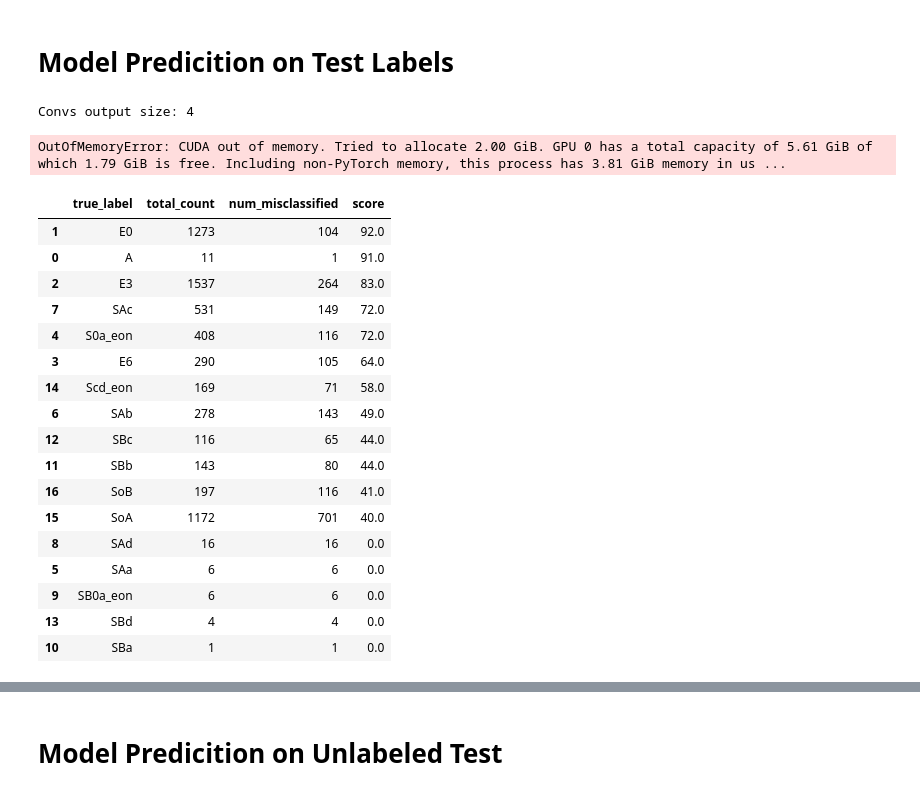
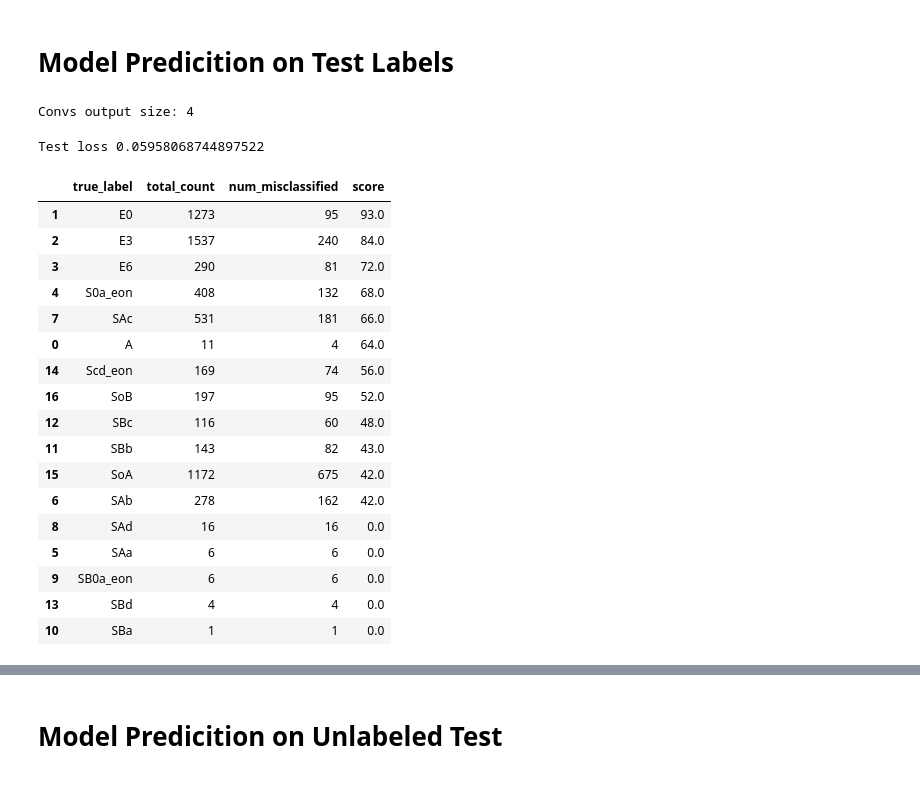
Before and after one commit to margherita-lera/GalaxyClassifier, a Jupyter notebook: jungle_book.ipynb, the cells around one changed output, grey strips where cells are left out. Drawn from its saved outputs; the diff is of its cells as text; code cells hidden in the pictures.

```diff
--- a/jungle_book.ipynb
+++ b/jungle_book.ipynb
@@ -18,7 +18,7 @@ mappy = False  ### if the Net isn't originally mapped -> False
 rgb = False
 mod_init = False
 act_fun = nn.ReLU
-loader_path = '../scores_eval/vgg_50.pt'
+loader_path = './model_optim_50.pt'
 
 transform = transforms.Compose([
     transforms.ToTensor(),
@@ -255,7 +255,7 @@ dtype: int64
 # %% [markdown]
 # Model Predicition on Test Labels
 # %%
-DS = GalaxyJungle('../data/test/test_solutions_rev1.csv', '../data/test/', transform, mappy=False, is_rgb=rgb)
+DS = GalaxyJungle('../data/test/test_solutions_rev1.csv', '../data/test/', transform, mappy=True, is_rgb=rgb)
 test_loader = DataLoader(DS, batch_size=512, shuffle=False, num_workers=os.cpu_count())
 
 model = GalaxyNet(act_fun, initialization=mod_init, mappy=mappy, is_rgb=rgb).to(device)
@@ -263,8 +263,8 @@ loader = torch.load(loader_path, weights_only=True)
 model.load_state_dict(loader['model_state_dict'])
 
 
-# tens=torch.empty((0,18),dtype=torch.float32)
-tens=torch.empty((0, 38),dtype=torch.float32)
+tens=torch.empty((0,18),dtype=torch.float32)
+#tens=torch.empty((0, 38),dtype=torch.float32)
 model.eval()
 loss = 0
 with torch.no_grad():
@@ -272,7 +272,7 @@ with torch.no_grad():
             inputs,labels, GalaxyID = vdata
             inputs,labels= inputs.to(device), labels.to(device)
             outputs = nn.ReLU()(model(inputs))
-            # if not mappy: outputs = zk.mappy2D(outputs)
+            if not mappy: outputs = zk.mappy2D(outputs)
             loss += np.sqrt(nn.MSELoss()(outputs, labels).item())
             GalaxyID = GalaxyID.unsqueeze(1)
             batch = torch.cat((GalaxyID,outputs.cpu()), dim=-1)
@@ -280,7 +280,7 @@ with torch.no_grad():
 print('Test loss', loss/len(test_loader))
 # %% [output]
 Convs output size: 4
-OutOfMemoryError: CUDA out of memory. Tried to allocate 2.00 GiB. GPU 0 has a total capacity of 5.61 GiB of which 1.79 GiB is free. Including non-PyTorch memory, this process has 3.81 GiB memory in us ...
+Test loss 0.05958068744897522
 # %%
 train_results = pd.DataFrame(tens, columns=['GalaxyID','E0','E3','E6','S0a_eon','SB0a_eon','Scd_eon','SoB','SoA','SAa','SAb','SAc','SAd','SBa','SBb','SBc','SBd','A'])
 train_results['GalaxyID'] = train_results['GalaxyID'].astype(int)
@@ -295,29 +295,30 @@ true_results['true_value'] = true_results.iloc[:,1:-1].max(axis=1)
 # %%
 true_new = true_results
 # true_new = true_results[true_results['true_value'] > 0.6]
 confronto = pd.merge(train_results[['GalaxyID', 'train_label']], true_new[['GalaxyID', 'true_label']], on='GalaxyID')
 total_count = confronto.groupby('true_label').size().reset_index(name='total_count')
 mislabels = confronto[confronto['train_label'] != confronto['true_label']]
 
 count = mislabels.groupby('true_label').size().reset_index(name='num_misclassified').sort_values(by='num_misclassified', ascending=False)
 final_count = pd.merge(total_count, count, on='true_label', how='left').sort_values(by='num_misclassified', ascending=False)
 final_count['score'] = np.round((1 - final_count['num_misclassified'] / final_count['total_count']), 2) * 100
 final_count.sort_values(by='score', ascending=False, inplace=True)
+final_count.to_csv('vgg.csv', index=False, sep='&', lineterminator='\\\\\n')
 display(final_count)
 # %% [output]
 |  | true_label | total_count | num_misclassified | score |
-| 1 | E0 | 1273 | 104 | 92.0 |
-| 0 | A | 11 | 1 | 91.0 |
-| 2 | E3 | 1537 | 264 | 83.0 |
-| 7 | SAc | 531 | 149 | 72.0 |
-| 4 | S0a_eon | 408 | 116 | 72.0 |
-| 3 | E6 | 290 | 105 | 64.0 |
-| 14 | Scd_eon | 169 | 71 | 58.0 |
-| 6 | SAb | 278 | 143 | 49.0 |
-| 12 | SBc | 116 | 65 | 44.0 |
-| 11 | SBb | 143 | 80 | 44.0 |
-| 16 | SoB | 197 | 116 | 41.0 |
-| 15 | SoA | 1172 | 701 | 40.0 |
+| 1 | E0 | 1273 | 95 | 93.0 |
+| 2 | E3 | 1537 | 240 | 84.0 |
+| 3 | E6 | 290 | 81 | 72.0 |
+| 4 | S0a_eon | 408 | 132 | 68.0 |
+| 7 | SAc | 531 | 181 | 66.0 |
+| 0 | A | 11 | 4 | 64.0 |
+| 14 | Scd_eon | 169 | 74 | 56.0 |
+| 16 | SoB | 197 | 95 | 52.0 |
+| 12 | SBc | 116 | 60 | 48.0 |
+| 11 | SBb | 143 | 82 | 43.0 |
+| 15 | SoA | 1172 | 675 | 42.0 |
+| 6 | SAb | 278 | 162 | 42.0 |
 | 8 | SAd | 16 | 16 | 0.0 |
 | 5 | SAa | 6 | 6 | 0.0 |
 | 9 | SB0a_eon | 6 | 6 | 0.0 |
```
Also changed, not shown: parts of 3 cells of this notebook, 2 other files.
